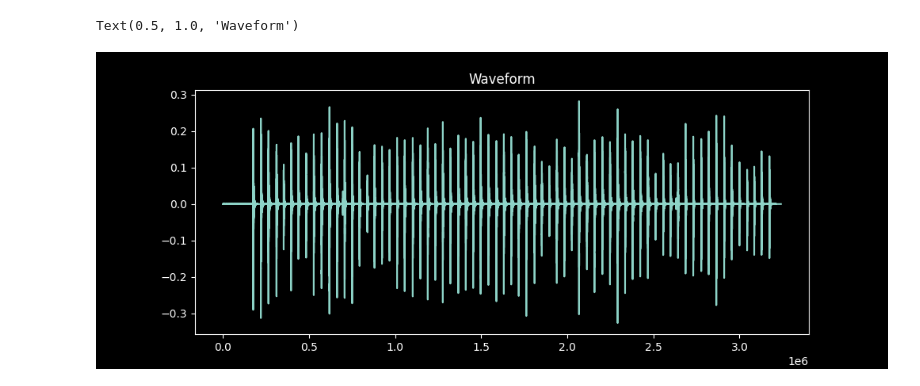
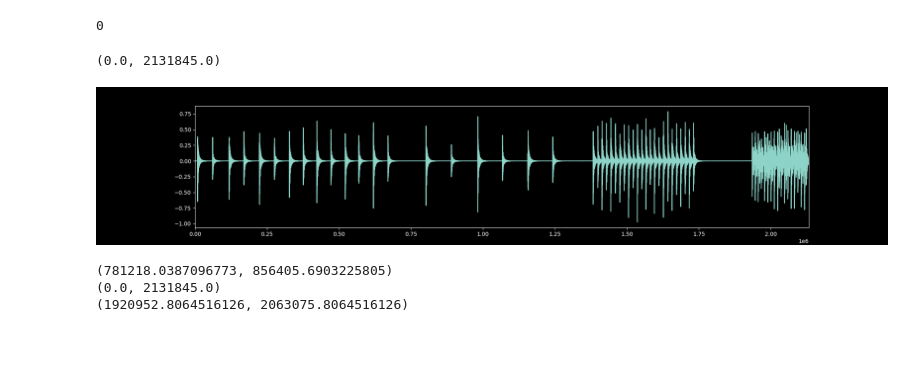
Before and after one commit to njezersek/cajon-sound-classification, a Jupyter notebook: main.ipynb, the cells around one changed output. Drawn from its saved outputs; the diff is of its cells as text; code cells hidden in the pictures; blank space fills up the shorter version.

Commit message:
Dodal test trackt in implementiral detektor udarcev v časovni domeni

```diff
--- a/main.ipynb
+++ b/main.ipynb
@@ -7,13 +7,18 @@ import numpy as np
 from IPython.display import HTML
 HTML('''<style>.jupyter-matplotlib {background-color: #000;}.widget-label{color: #fff;}.jupyter-matplotlib-header{color: #000!important;}.jupyter-button {background-color: #333;color: #fff;}.cell-output-ipywidget-background {background-color:#000!important;}</style>''')
 # %%
-sample_rate, wave = scipy.io.wavfile.read('dataset/snr3.wav')
-wave = np.mean(wave, axis=1) # convert stereo to mono
+sample_rate, wave_full = scipy.io.wavfile.read('dataset/test_track.wav')
+wave_full = np.mean(wave_full, axis=1) # convert stereo to mono
 
 # plot the wave
-plt.figure(figsize=(10, 4))
-plt.plot(wave)
-plt.title('Waveform')
+fig, ax_wave = plt.subplots(figsize=(20, 4))
+ax_wave.plot(wave_full)
+ax_wave.set_xmargin(0)
+ax_wave.callbacks.connect('xlim_changed', lambda ax: print(ax.get_xlim())) # type: ignore
 # %% [output]
-Text(0.5, 1.0, 'Waveform')
+0
+(0.0, 2131845.0)
-[figure, old version]
+[figure, new version]
+(781218.0387096773, 856405.6903225805)
+(0.0, 2131845.0)
+(1920952.8064516126, 2063075.8064516126)
```
Also changed, not shown: parts of 5 cells of this notebook, 2 other files.
